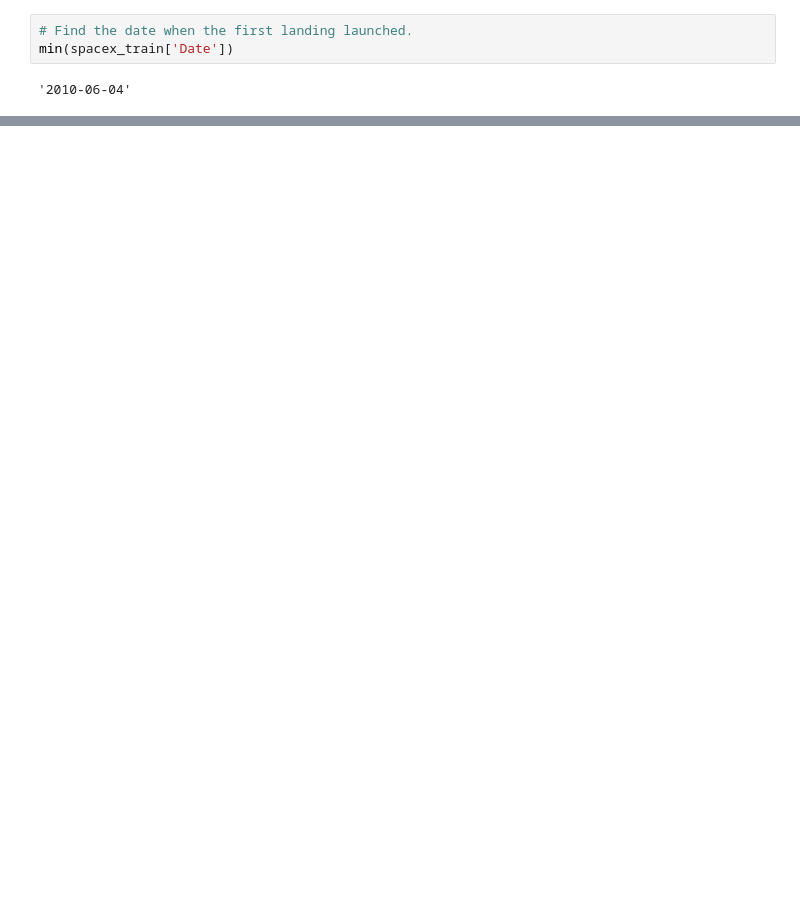
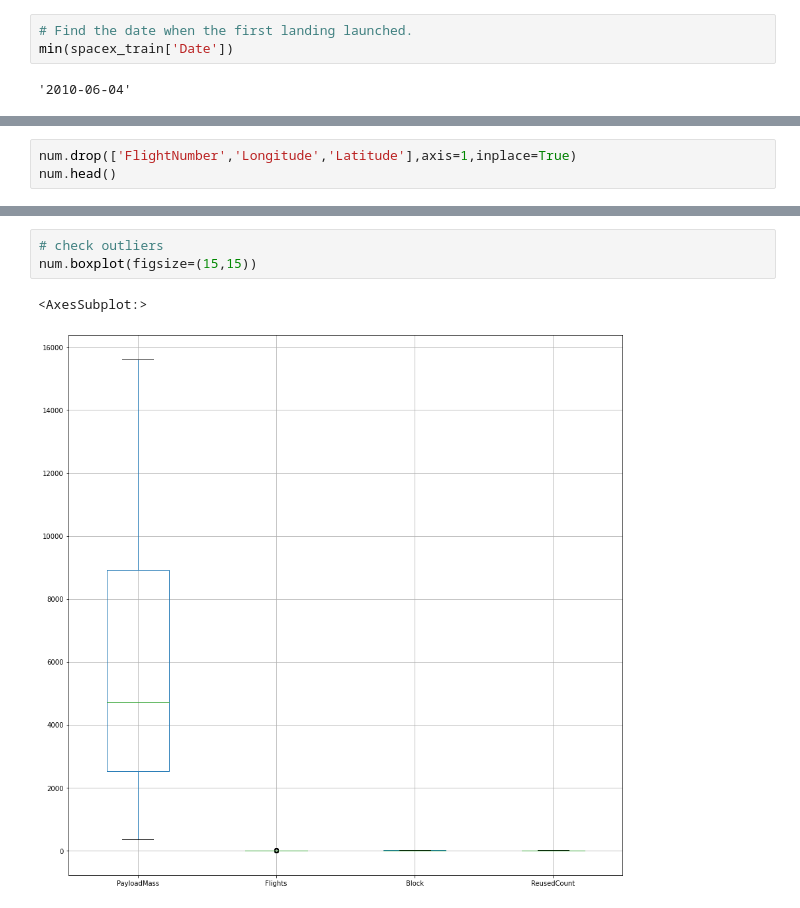
Before and after one commit to chiakl/spacex, a Jupyter notebook: spacex.ipynb, the cells around one changed output, grey strips where cells are left out. Cells and saved outputs as stored; diff of their text form; blank space fills up the shorter version.

Commit message:
outlier

```diff
--- a/spacex.ipynb
+++ b/spacex.ipynb
@@ -390,0 +381,3 @@ Name: Class, dtype: int64
+# %%
+num.drop(['FlightNumber','Longitude','Latitude'],axis=1,inplace=True)
+num.head()
@@ -390,0 +400,6 @@ Name: Class, dtype: int64
+# %%
+# check outliers
+num.boxplot(figsize=(15,15))
+# %% [output]
+<AxesSubplot:>
+[figure, added]
```
Also changed, not shown: parts of 23 cells of this notebook.
